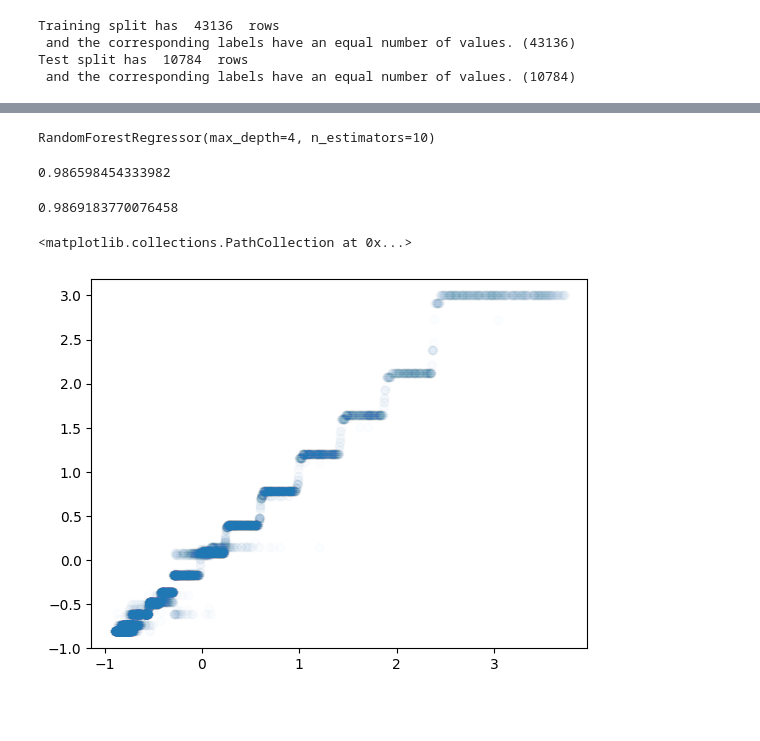
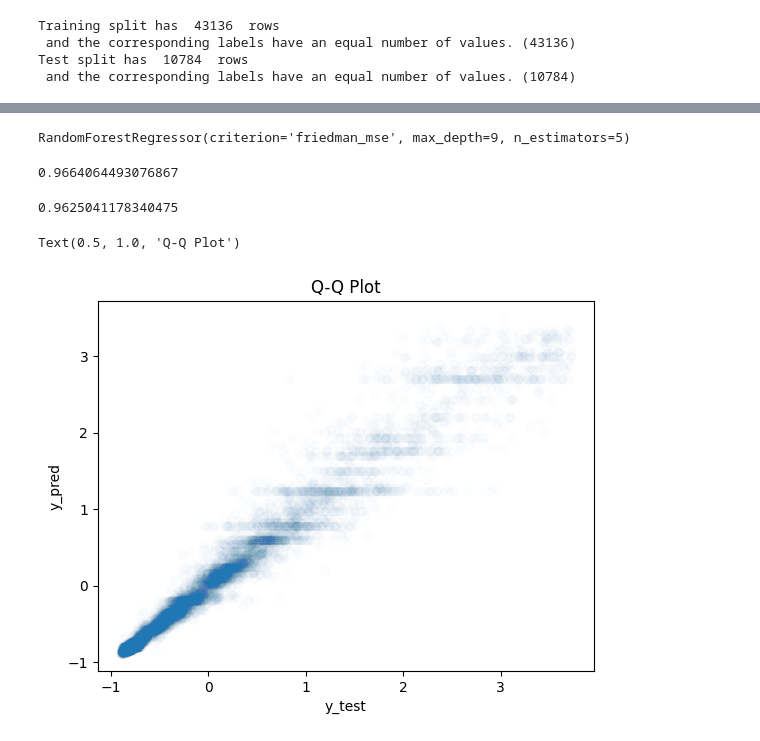
Before and after one commit to vanand102/DataScienceGuidedCapstone, a Jupyter notebook: Capstone3_Modeling.ipynb, the cells around one changed output, grey strips where cells are left out. Saved outputs shown, nothing was run; the diff lists cells and outputs as text; code cells hidden in the pictures; blank space fills up the shorter version.

```diff
--- a/Capstone3_Modeling.ipynb
+++ b/Capstone3_Modeling.ipynb
@@ -81,2 +83,2 @@ Drop ID column as it is not a key feature for modeling.
 # %%
-diamond_data.drop(columns=['id'])
+diamond_data = diamond_data.drop(columns=['id'])
@@ -288,21 +266,24 @@ The optimal paramaters for this model are max_depth = 4, n_estimators = 10, and
 # %%
-Random_Forest = RandomForestRegressor(max_depth= 4, n_estimators= 10, criterion='squared_error')
+Random_Forest = RandomForestRegressor(max_depth= 9, n_estimators= 5, criterion='friedman_mse')
 # %%
 Random_Forest.fit(X_train,y_train)
 # %% [output]
-RandomForestRegressor(max_depth=4, n_estimators=10)
+RandomForestRegressor(criterion='friedman_mse', max_depth=9, n_estimators=5)
 # %%
 print(Random_Forest.score(X_train, y_train))
 # %% [output]
-0.986598454333982
+0.9664064493076867
 # %%
 y_pred = Random_Forest.predict(X_test)
 # %%
 print(Random_Forest.score(X_test, y_test))
 # %% [output]
-0.9869183770076458
+0.9625041178340475
 # %%
 plt.scatter(y_test,y_pred, alpha = 0.01)
+plt.xlabel('y_test')
+plt.ylabel('y_pred')
+plt.title('Q-Q Plot')
 # %% [output]
-<matplotlib.collections.PathCollection at 0x...>
+Text(0.5, 1.0, 'Q-Q Plot')
-[figure, old version]
+[figure, new version]
```
Also changed, not shown: parts of 193 cells of this notebook.
